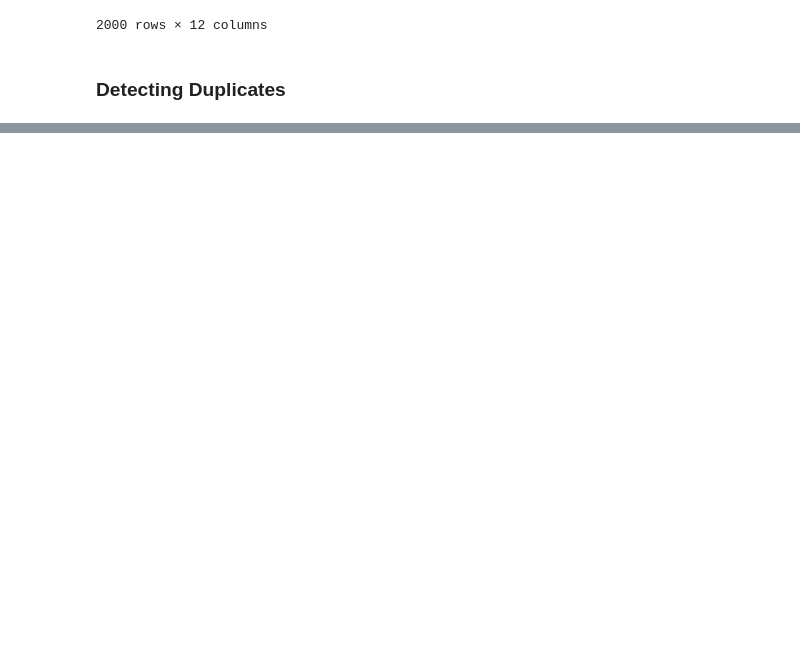
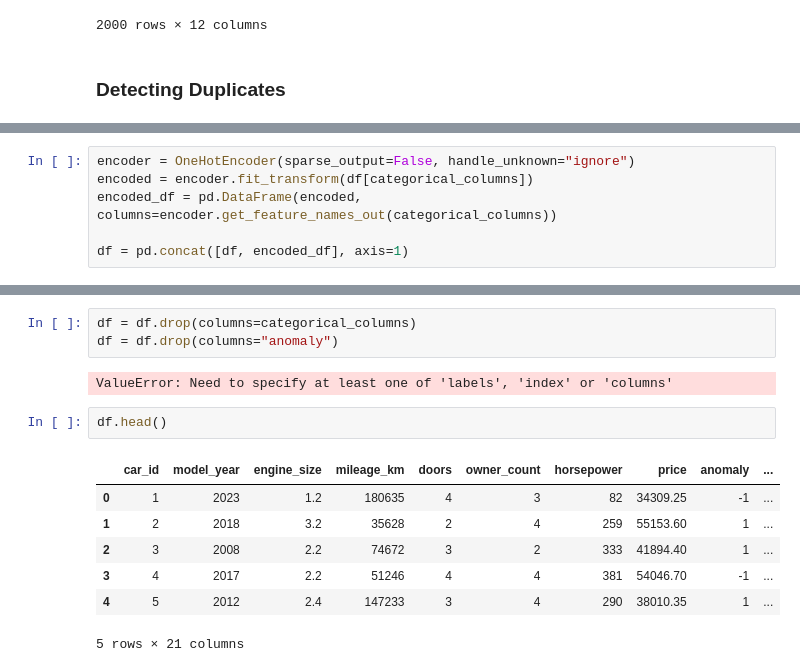
Before and after one commit to smartestnerdfromtown/Data-Science-Projects, a Jupyter notebook: Car Specifications Dataset/main.ipynb, the cells around one changed output, grey strips where cells are left out. Drawn from its saved outputs; the diff is of its cells as text; blank space fills up the shorter version.

Commit message:
data preprocessing. part 2

```diff
--- a/Car Specifications Dataset/main.ipynb
+++ b/Car Specifications Dataset/main.ipynb
@@ -124,0 +135,6 @@ df
+# %%
+encoder = OneHotEncoder(sparse_output=False, handle_unknown="ignore")
+encoded = encoder.fit_transform(df[categorical_columns])
+encoded_df = pd.DataFrame(encoded, columns=encoder.get_feature_names_out(categorical_columns))
+
+df = pd.concat([df, encoded_df], axis=1)
@@ -124,0 +171,15 @@ df
+# %%
+df = df.drop(columns=categorical_columns)
+df = df.drop(columns="anomaly")
+# %% [output]
+ValueError: Need to specify at least one of 'labels', 'index' or 'columns'
+# %%
+df.head()
+# %% [output]
+|  | car_id | model_year | engine_size | mileage_km | doors | owner_count | horsepower | price | anomaly | ... |
+| 0 | 1 | 2023 | 1.2 | 180635 | 4 | 3 | 82 | 34309.25 | -1 | ... |
+| 1 | 2 | 2018 | 3.2 | 35628 | 2 | 4 | 259 | 55153.60 | 1 | ... |
+| 2 | 3 | 2008 | 2.2 | 74672 | 3 | 2 | 333 | 41894.40 | 1 | ... |
+| 3 | 4 | 2017 | 2.2 | 51246 | 4 | 4 | 381 | 54046.70 | -1 | ... |
+| 4 | 5 | 2012 | 2.4 | 147233 | 3 | 4 | 290 | 38010.35 | 1 | ... |
+5 rows × 21 columns
```
Also changed, not shown: parts of 5 cells of this notebook.
